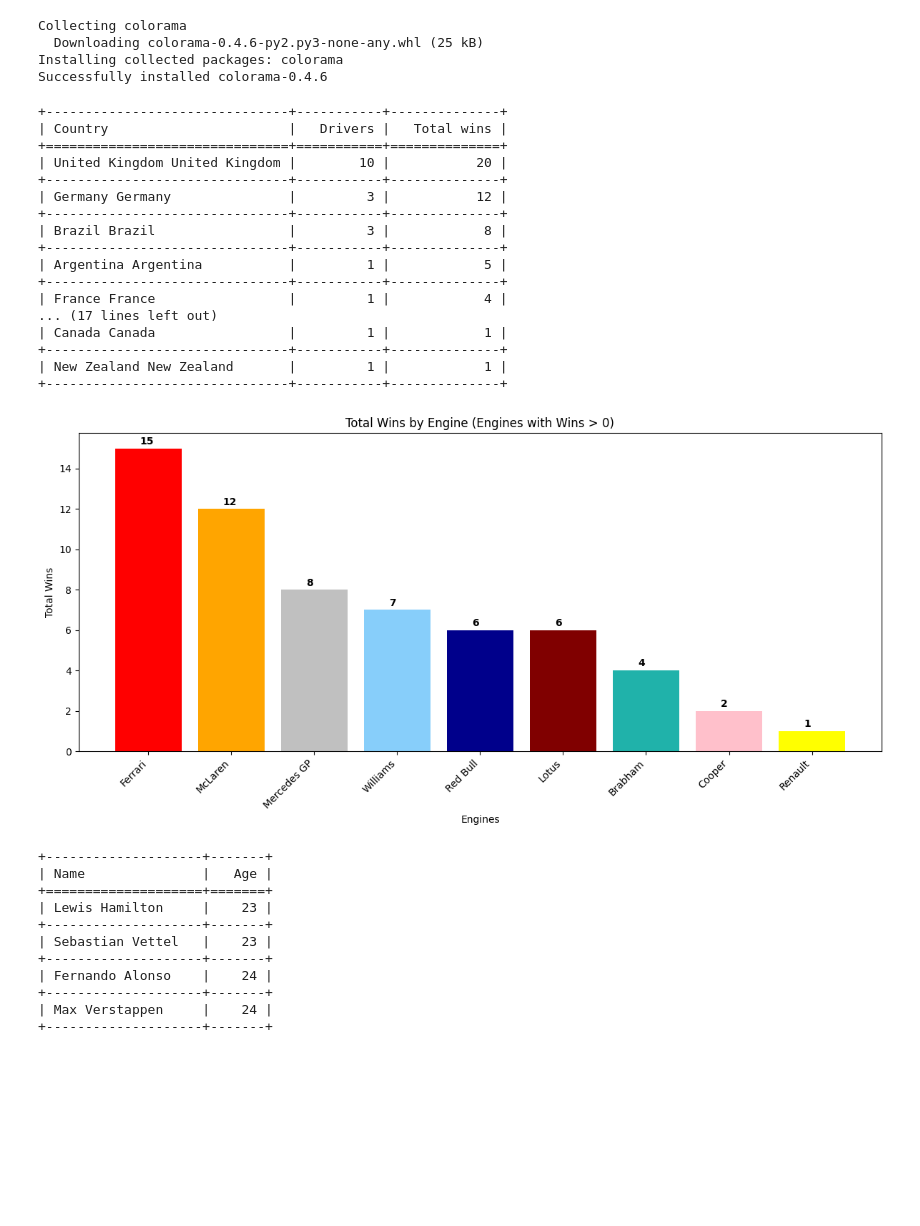
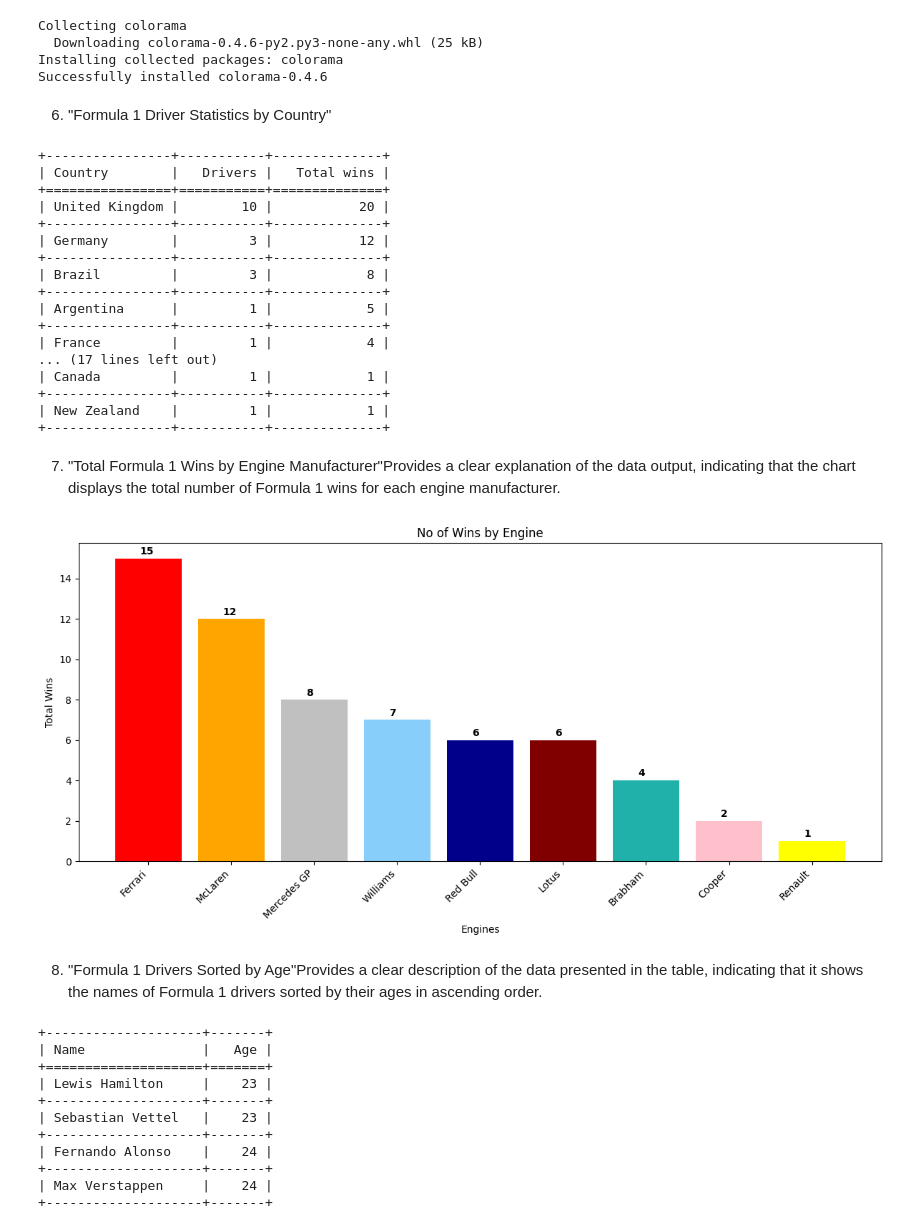
Before and after one commit to Manish-045029/Python-045029, a Jupyter notebook: 045029_Python_Project.ipynb, the cells around one changed output. Cells and saved outputs as stored; diff of their text form; code cells hidden in the pictures; blank space fills up the shorter version.

```diff
--- a/045029_Python_Project.ipynb
+++ b/045029_Python_Project.ipynb
@@ -327,27 +341,29 @@ Collecting colorama
   Downloading colorama-0.4.6-py2.py3-none-any.whl (25 kB)
 Installing collected packages: colorama
 Successfully installed colorama-0.4.6
+# %% [markdown]
+6. "Formula 1 Driver Statistics by Country"
 # %%
 from tabulate import tabulate
 from colorama import Fore, Style
 
 # Define the data
 data = [
-    ["United Kingdom United Kingdom", 10, 20],
-    ["Germany Germany", 3, 12],
-    ["Brazil Brazil", 3, 8],
-    ["Argentina Argentina", 1, 5],
-    ["France France", 1, 4],
-    ["Australia Australia", 2, 4],
-    ["Austria Austria", 2, 4],
-    ["Finland Finland", 3, 4],
-    ["Italy Italy", 2, 3],
-    ["United States United States", 2, 2],
-    ["Netherlands Netherlands", 1, 2],
-    ["Spain Spain", 1, 2],
-    ["South Africa South Africa", 1, 1],
-    ["Canada Canada", 1, 1],
-    ["New Zealand New Zealand", 1, 1]
+    ["United Kingdom", 10, 20],
+    ["Germany", 3, 12],
+    ["Brazil", 3, 8],
+    ["Argentina", 1, 5],
+    ["France", 1, 4],
+    ["Australia", 2, 4],
+    ["Austria", 2, 4],
+    ["Finland", 3, 4],
+    ["Italy", 2, 3],
+    ["United States", 2, 2],
+    ["Netherlands", 1, 2],
+    ["Spain", 1, 2],
+    ["South Africa", 1, 1],
+    ["Canada", 1, 1],
+    ["New Zealand", 1, 1],
 ]
 
 # Define headers
@@ -371,23 +387,25 @@ table = tabulate(colored_data, headers, tablefmt="grid")
 # Print the table
 print(table)
 # %% [output]
-+-------------------------------+-----------+--------------+
-| Country                       |   Drivers |   Total wins |
-+===============================+===========+==============+
-| United Kingdom United Kingdom |        10 |           20 |
-+-------------------------------+-----------+--------------+
-| Germany Germany               |         3 |           12 |
-+-------------------------------+-----------+--------------+
-| Brazil Brazil                 |         3 |            8 |
-+-------------------------------+-----------+--------------+
-| Argentina Argentina           |         1 |            5 |
-+-------------------------------+-----------+--------------+
-| France France                 |         1 |            4 |
++----------------+-----------+--------------+
+| Country        |   Drivers |   Total wins |
++================+===========+==============+
+| United Kingdom |        10 |           20 |
++----------------+-----------+--------------+
+| Germany        |         3 |           12 |
++----------------+-----------+--------------+
+| Brazil         |         3 |            8 |
++----------------+-----------+--------------+
+| Argentina      |         1 |            5 |
++----------------+-----------+--------------+
+| France         |         1 |            4 |
 ... (17 lines left out)
-| Canada Canada                 |         1 |            1 |
-+-------------------------------+-----------+--------------+
-| New Zealand New Zealand       |         1 |            1 |
-+-------------------------------+-----------+--------------+
+| Canada         |         1 |            1 |
++----------------+-----------+--------------+
+| New Zealand    |         1 |            1 |
++----------------+-----------+--------------+
+# %% [markdown]
+ 7. "Total Formula 1 Wins by Engine Manufacturer"Provides a clear explanation of the data output, indicating that the chart displays the total number of Formula 1 wins for each engine manufacturer.
 # %%
 import matplotlib.pyplot as plt
 import numpy as np
@@ -415,35 +433,37 @@ total_wins = [engine["Total Wins"] for engine in engines_data]
 # Set the number of engines
 num_engines = len(engine_names)
 
 # Create an array of indices for the engines
 indices = np.arange(num_engines)
 
 # Define a list of colors for the bars
 colors = ['red', 'orange', 'silver', 'lightskyblue', 'darkblue', 'maroon', 'lightseagreen', 'pink', 'yellow']
 
 # Create a bar chart with different colors for the bars
 plt.figure(figsize=(12, 6))
 bars = plt.bar(indices, total_wins, color=colors)
 
 # Set the labels for the x-axis and y-axis
 plt.xlabel('Engines')
 plt.ylabel('Total Wins')
 
 # Set the title for the bar chart
-plt.title('Total Wins by Engine (Engines with Wins > 0)')
+plt.title('No of Wins by Engine')
 
 # Set the x-axis tick labels and their positions
 plt.xticks(indices, engine_names, rotation=45, ha='right')
 
 # Add labels to the bars
 for bar, win_count in zip(bars, total_wins):
     plt.text(bar.get_x() + bar.get_width() / 2 - 0.1, bar.get_height() + 0.2, str(win_count), fontsize=10, fontweight='bold')
 
 # Display the bar chart
 plt.tight_layout()
 plt.show()
 # %% [output]
-[figure, old version]
+[figure, new version]
+# %% [markdown]
+8. "Formula 1 Drivers Sorted by Age"Provides a clear description of the data presented in the table, indicating that it shows the names of Formula 1 drivers sorted by their ages in ascending order.
 # %%
 from tabulate import tabulate
 
```
Also changed, not shown: parts of 15 cells of this notebook.
